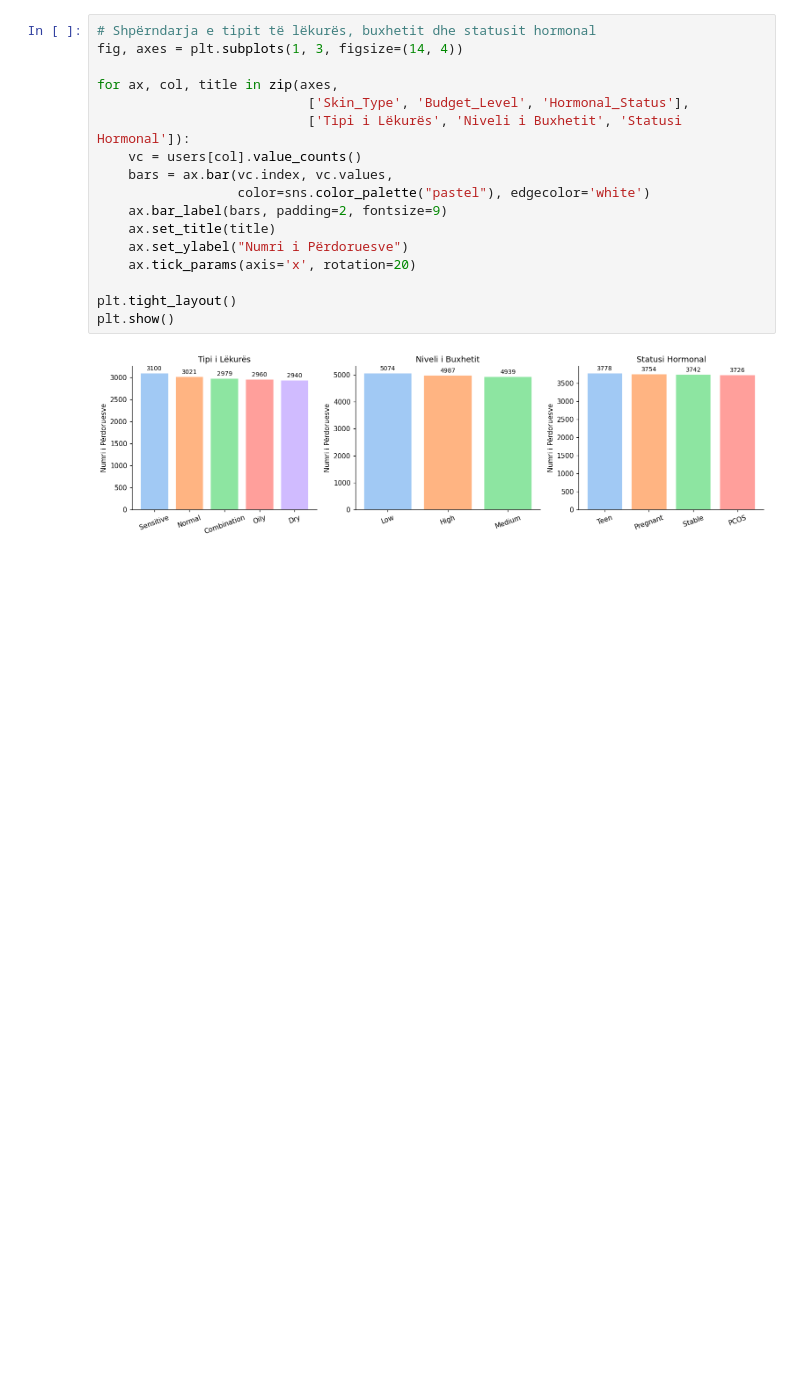
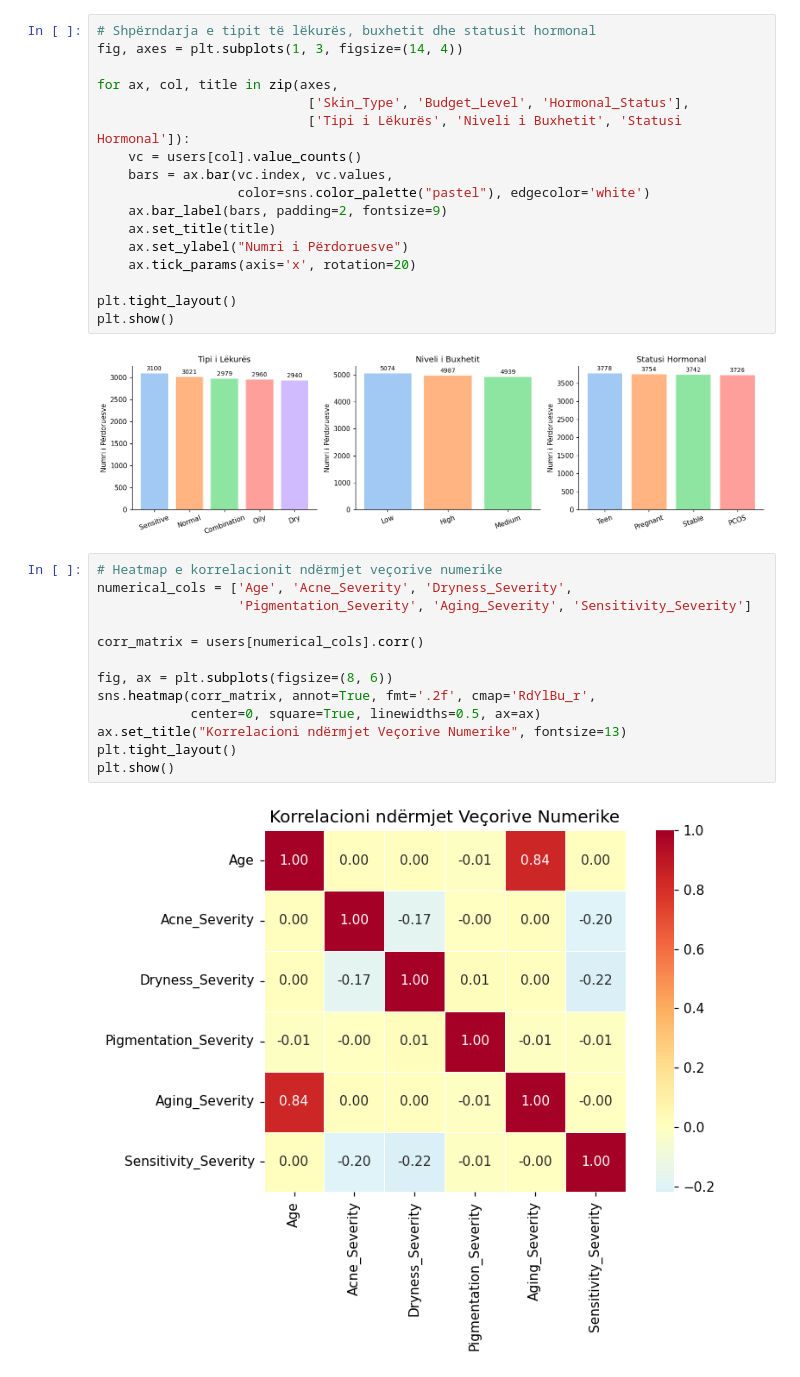
Before and after one commit to Sara587979/AI-Skincare-Personalization, a Jupyter notebook: skincare_ml.ipynb, the cells around one changed output. Cells and saved outputs as stored; diff of their text form; blank space fills up the shorter version.

Commit message:
add correlation heatmap for numerical features

```diff
--- a/skincare_ml.ipynb
+++ b/skincare_ml.ipynb
@@ -255,3 +255,18 @@ plt.tight_layout()
 plt.show()
 # %% [output]
 [figure]
+# %%
+# Heatmap e korrelacionit ndërmjet veçorive numerike
+numerical_cols = ['Age', 'Acne_Severity', 'Dryness_Severity',
+                  'Pigmentation_Severity', 'Aging_Severity', 'Sensitivity_Severity']
+
+corr_matrix = users[numerical_cols].corr()
+
+fig, ax = plt.subplots(figsize=(8, 6))
+sns.heatmap(corr_matrix, annot=True, fmt='.2f', cmap='RdYlBu_r',
+            center=0, square=True, linewidths=0.5, ax=ax)
+ax.set_title("Korrelacioni ndërmjet Veçorive Numerike", fontsize=13)
+plt.tight_layout()
+plt.show()
+# %% [output]
+[figure, added]
```
